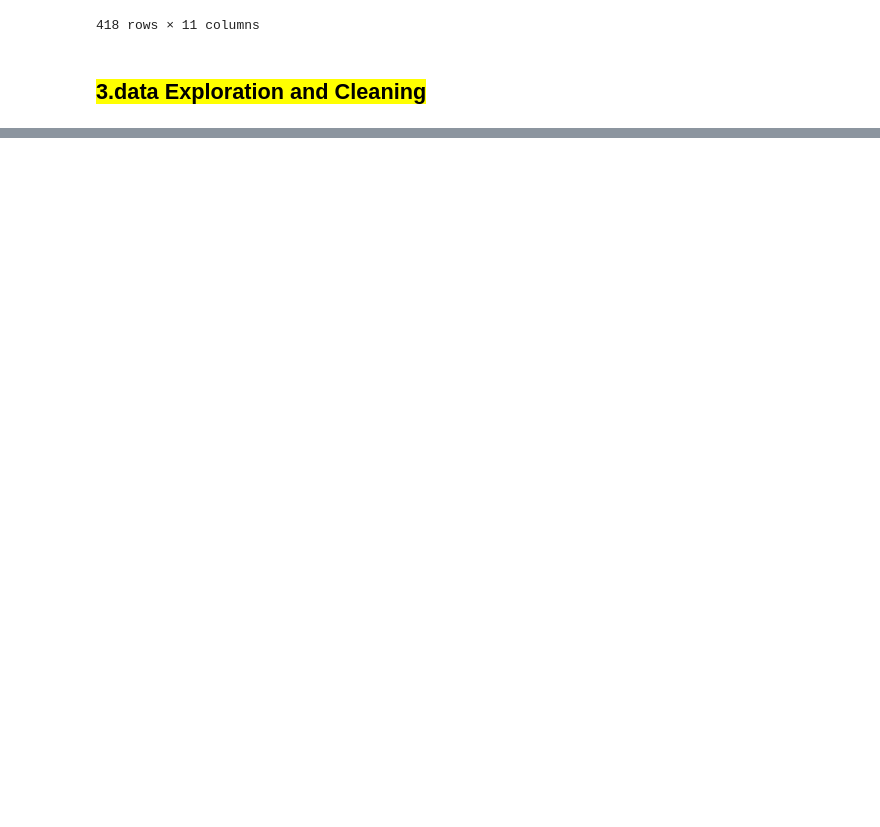
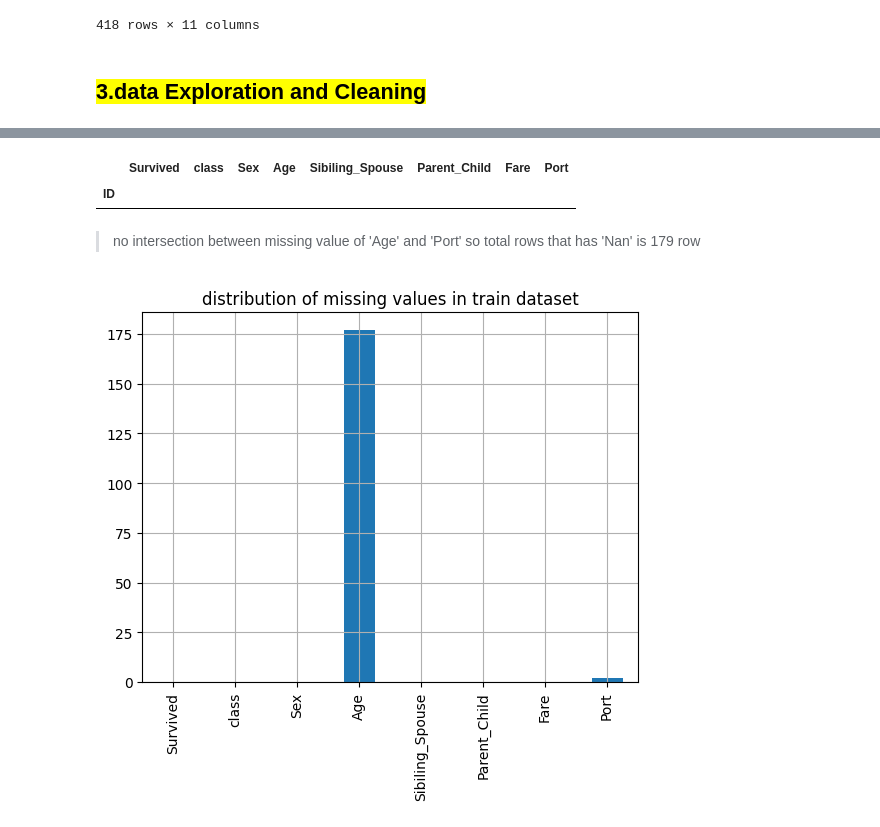
Before and after one commit to mtheggi/Titanic-Survival-Prediction, a Jupyter notebook: Titanic_Survival_Prediction.ipynb, the cells around one changed output, grey strips where cells are left out. Drawn from its saved outputs; the diff is of its cells as text; code cells hidden in the pictures; blank space fills up the shorter version.

```diff
--- a/Titanic_Survival_Prediction.ipynb
+++ b/Titanic_Survival_Prediction.ipynb
@@ -49,0 +54,3 @@ df_test
+# %%
+df_train.drop(columns=['Name' , 'Ticket', 'Cabin'] , inplace=True)
+df_test.drop(columns=['Name' , 'Ticket', 'Cabin'] , inplace=True)
@@ -49,0 +59,3 @@ df_test
+# %%
+df_train.rename(columns= {'PassengerId' : 'ID' , 'Pclass' : 'class' , 'SibSp': 'Sibiling_Spouse' , 'Parch' : 'Parent_Child' , 'Embarked' : 'Port'} , inplace= True)
+df_test.rename(columns= {'PassengerId' : 'ID' , 'Pclass' : 'class' , 'SibSp': 'Sibiling_Spouse' , 'Parch' : 'Parent_Child' , 'Embarked' : 'Port'} , inplace= True)
@@ -49,0 +64,2 @@ df_test
+# %%
+df_train.set_index('ID' , inplace=True)
@@ -49,0 +106,14 @@ df_test
+# %%
+df_train[df_train['Age'].isna() & df_train['Port'].isna()  ]
+# %% [output]
+|  | Survived | class | Sex | Age | Sibiling_Spouse | Parent_Child | Fare | Port |
+| ID |  |  |  |  |  |  |  |  |
+# %% [markdown]
+>no intersection between missing value of 'Age'  and 'Port' so total rows that has 'Nan' is 179 row
+# %%
+df_train.isna().sum().plot(kind='bar')
+plt.title('distribution of missing values in train dataset')
+plt.grid()
+plt.show()
+# %% [output]
+[figure, added]
```
Also changed, not shown: parts of 14 cells of this notebook.
